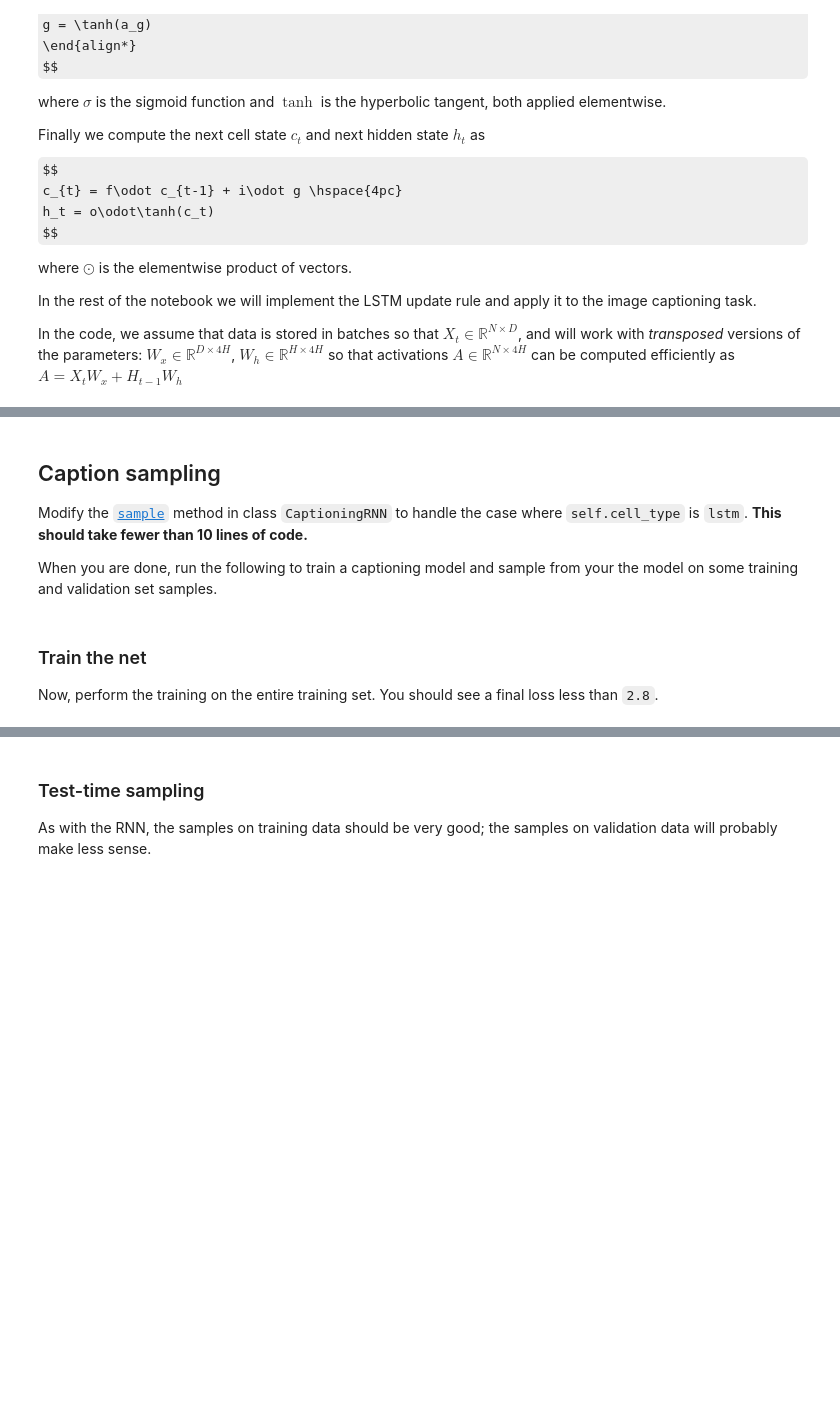
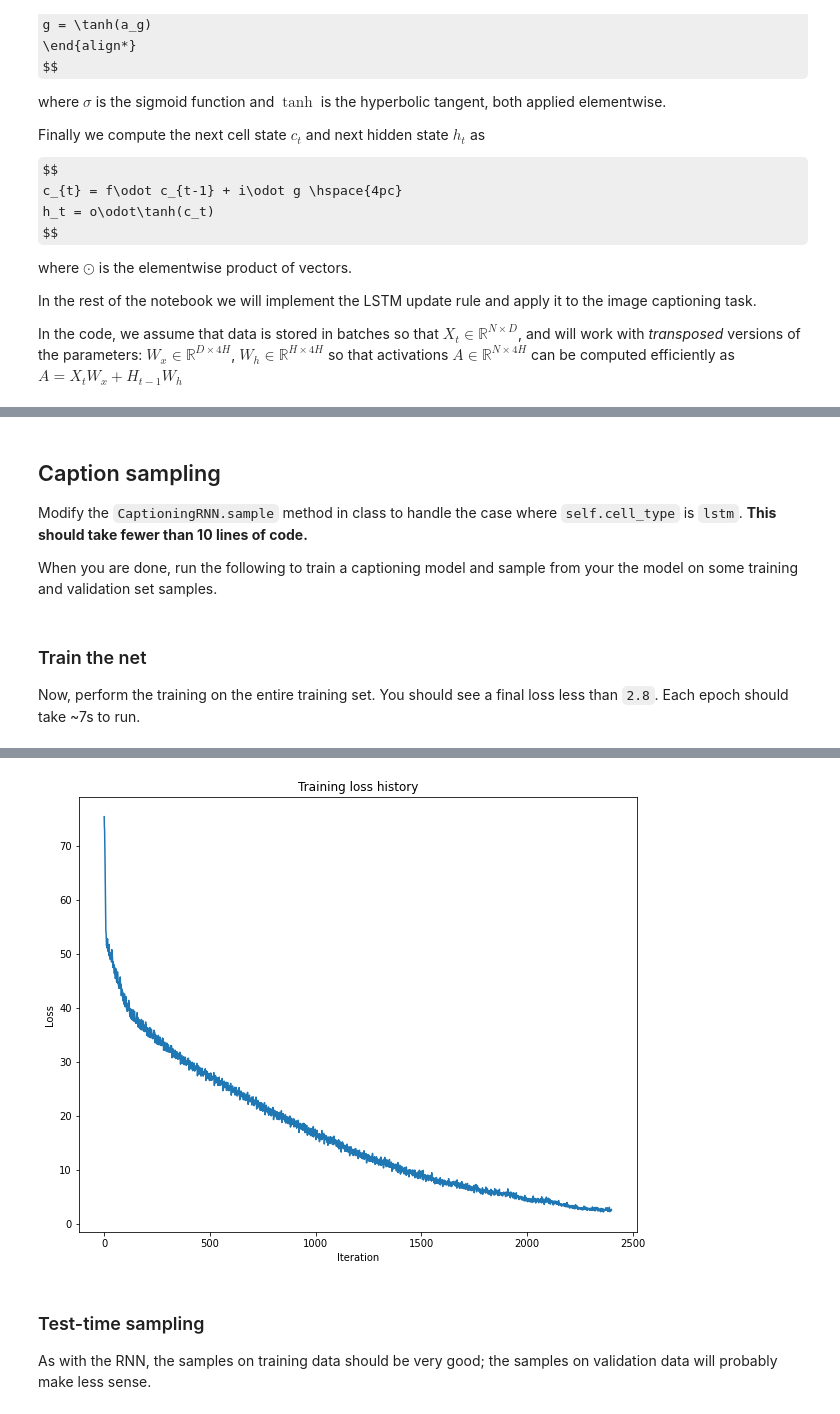
Before and after one commit to bensmidt/EECS498-DL-CV, a Jupyter notebook: A4/rnn_lstm_attention_captioning.ipynb, the cells around one changed output, grey strips where cells are left out. Drawn from its saved outputs; the diff is of its cells as text; code cells hidden in the pictures; some formulas as TeX source; blank space fills up the shorter version.

```diff
--- a/A4/rnn_lstm_attention_captioning.ipynb
+++ b/A4/rnn_lstm_attention_captioning.ipynb
@@ -1347,13 +942,13 @@ for learning_rate in [1e-2]:
 # %% [markdown]
 ## Caption sampling
-Modify the [`sample`](#scrollTo=v0M8Dq5NEOxN) method in class `CaptioningRNN` to handle the case where `self.cell_type` is `lstm`. **This should take fewer than 10 lines of code.**
+Modify the  `CaptioningRNN.sample` method in class to handle the case where `self.cell_type` is `lstm`. **This should take fewer than 10 lines of code.**
 
 When you are done, run the following to train a captioning model and sample from your the model on some training and validation set samples.
 # %% [markdown]
 ### Train the net
-Now, perform the training on the entire training set. You should see a final loss less than `2.8`.
+Now, perform the training on the entire training set. You should see a final loss less than `2.8`. Each epoch should take ~7s to run.
 # %%
-fix_random_seed(0)
+reset_seed(0)
 
 # data input
 small_num_train = num_train
@@ -1372,10 +967,12 @@ lstm_model = CaptioningRNN(
           input_dim=1280, # hard-coded, do not modify
           hidden_dim=512,
           wordvec_dim=256,
+          ignore_index=NULL_index,
           **to_float_cuda)
 
 for learning_rate in [1e-3]:
   print('learning rate is: ', learning_rate)
-  CaptioningTrain(lstm_model, small_image_data, small_caption_data,
+  lstm_model_submit, lstm_loss_submit = captioning_train(lstm_model, small_image_data, small_caption_data,
                 num_epochs=num_epochs, batch_size=batch_size,
                 learning_rate=learning_rate)
+# %% [output]
@@ -1382,3 +996,4 @@ for learning_rate in [1e-3]:
+[figure, added]
 # %% [markdown]
 ### Test-time sampling
 As with the RNN, the samples on training data should be very good; the samples on validation data will probably make less sense.
```
Also changed, not shown: parts of 111 cells of this notebook, 1 other file.
